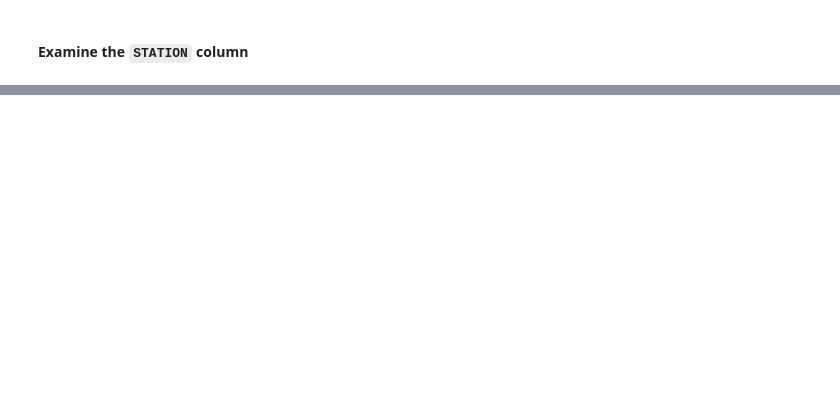
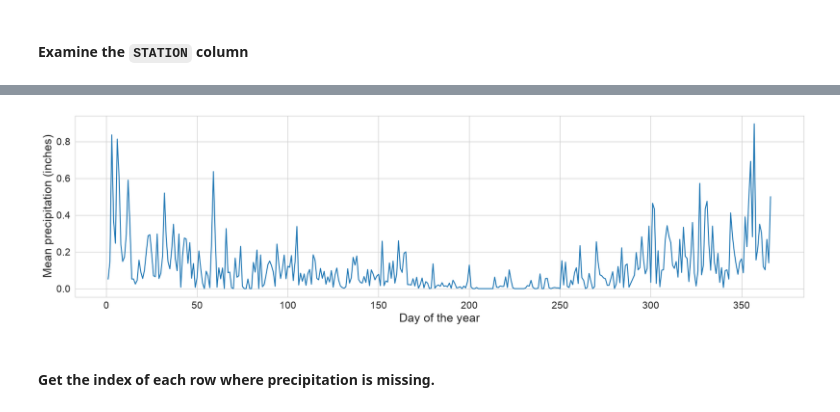
Before and after one commit to tuyettran15999/weather, a Jupyter notebook: code/Weather_Data.ipynb, the cells around one changed output, grey strips where cells are left out. Drawn from its saved outputs; the diff is of its cells as text; code cells hidden in the pictures; blank space fills up the shorter version.

```diff
--- a/code/Weather_Data.ipynb
+++ b/code/Weather_Data.ipynb
@@ -84,0 +314,2 @@ memory usage: 166.0 KB
+# %%
+df.loc[df['city']=='PRCP_y', 'city'] = 'SEA'
@@ -84,0 +336,2 @@ memory usage: 166.0 KB
+# %%
+df = df.rename(columns={'DATE': 'date'})
@@ -84,0 +416,2 @@ memory usage: 166.0 KB
+# %%
+df['day_of_year'] = pd.DatetimeIndex(df['date']).day_of_year
@@ -84,0 +429,7 @@ memory usage: 166.0 KB
+# %%
+mean_day_precipitation = df.loc[
+    df['city']=='SEA',
+    ['precipitation','day_of_year']
+].groupby(
+    'day_of_year'
+).mean()
@@ -84,0 +453,15 @@ memory usage: 166.0 KB
+# %%
+plt.figure(figsize=(20,5))
+
+sns.lineplot(data=mean_day_precipitation, x='day_of_year', y='precipitation')
+
+plt.xlabel('Day of the year', fontsize=18)
+plt.ylabel('Mean precipitation (inches)', fontsize=18)
+
+plt.tick_params(labelsize=15)
+
+plt.show()
+# %% [output]
+[figure, added]
+# %% [markdown]
+#### Get the index of each row where precipitation is missing.
```
Also changed, not shown: parts of 83 cells of this notebook, 1 other file.
